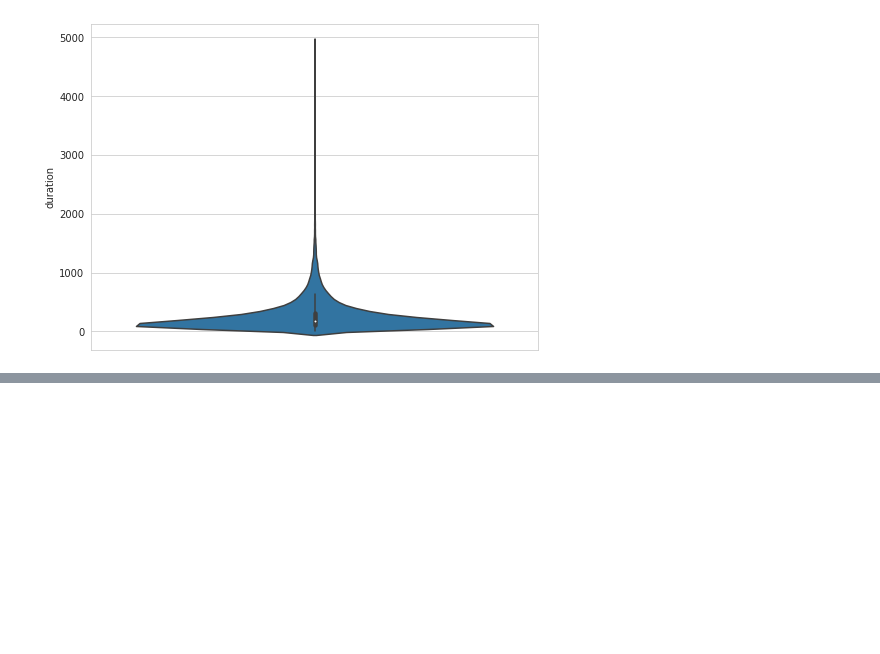
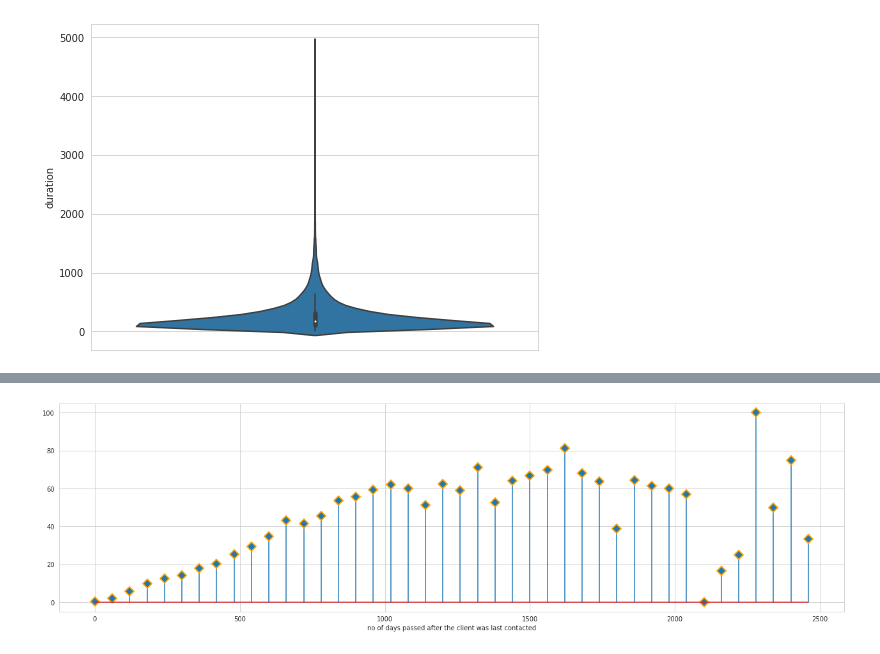
Before and after one commit to yaman9675/Bank-Marketing-Effectiveness-Prediction, a Jupyter notebook: Yaman_Bank_Marketing_Effectiveness_Prediction_Capstone_Project.ipynb, the cells around one changed output, grey strips where cells are left out. Drawn from its saved outputs; the diff is of its cells as text; code cells hidden in the pictures; blank space fills up the shorter version.

Commit message:
sixth commit on Bank-Marketing-Effectiveness-Prediction

```diff
--- a/Yaman_Bank_Marketing_Effectiveness_Prediction_Capstone_Project.ipynb
+++ b/Yaman_Bank_Marketing_Effectiveness_Prediction_Capstone_Project.ipynb
@@ -1491,0 +1480,13 @@ bank_df.head(2)
+# %%
+#lets see the % of term deposit acceptance from 30 to 100 year old customer each 10 year slot
+rdu = [] #empty list to store the % result
+for i in range(0,2520,60):
+  dura = bank_df[(bank_df['duration']>=i) & (bank_df['duration']<i+60)]
+  dura_y = 100 * (len(dura[dura['y'] == 'yes'])) / (len(dura))
+  rdu.append(dura_y)
+
+#Print age range and their % of term deposit acceptance
+i = 0 #initial value of age is 30 year
+for j in rdu:
+  print(f'The % of {i} to {i+60} previous days accept term deposit is: {round(j, 2)}')
+  i = i + 60
@@ -1491,0 +1511,13 @@ bank_df.head(2)
+# %%
+# create data
+x= range(0,2520,60)
+value = rdu
+
+# change color and shape and size and edges
+plt.figure(figsize=(22,6))
+(markers, stemlines, baseline) = plt.stem(x, value)
+plt.setp(markers, marker='D', markersize=10, markeredgecolor="orange", markeredgewidth=2)
+plt.xlabel('no of days passed after the client was last contacted')
+plt.show()
+# %% [output]
+[figure, added]
```
Also changed, not shown: parts of 4 cells of this notebook.
